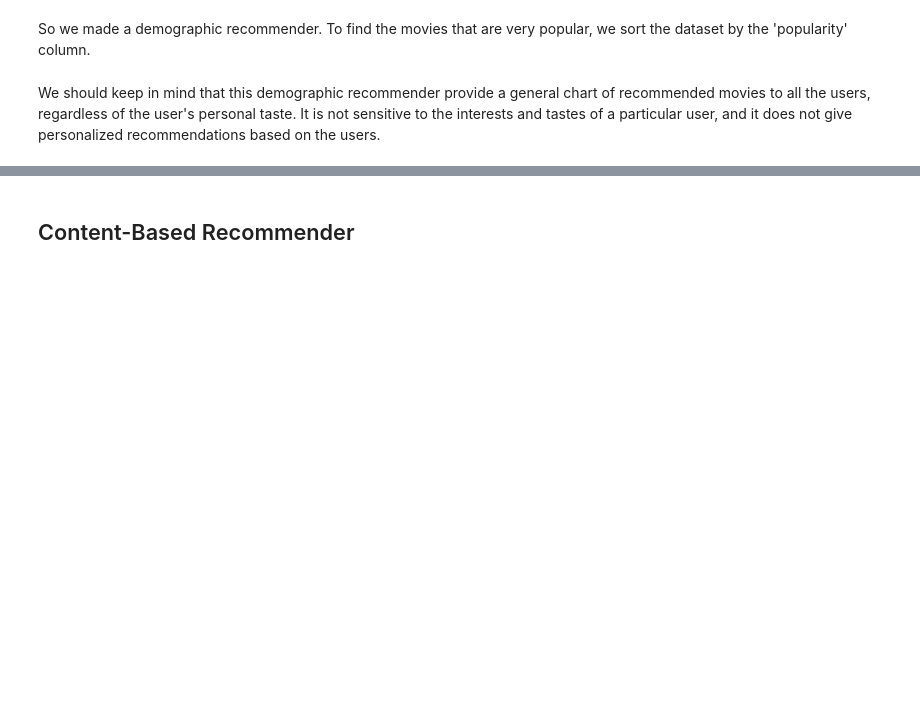
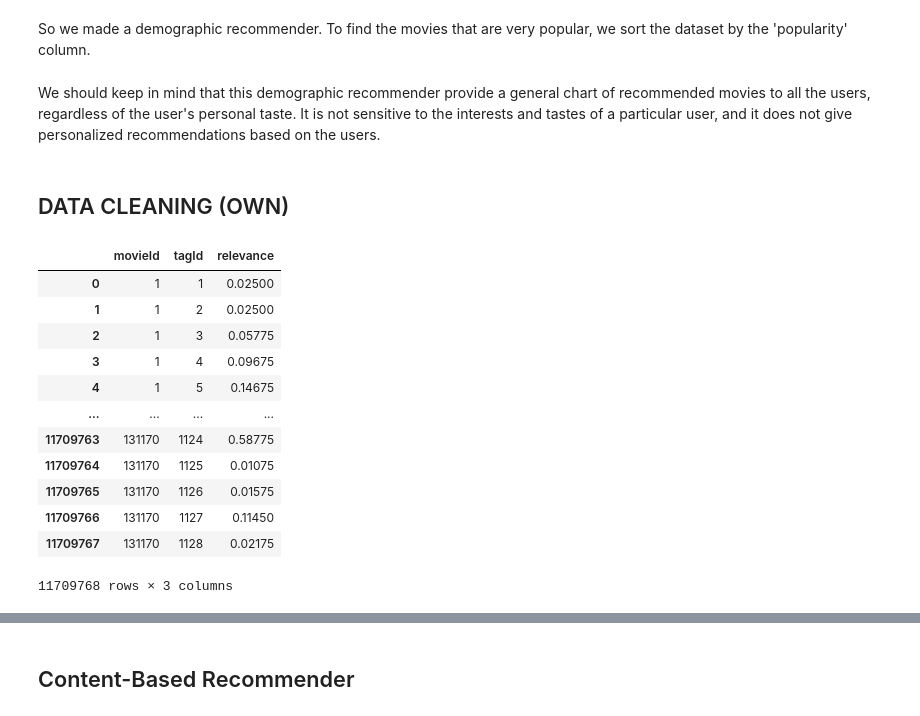
Before and after one commit to RobotB0y/Machine-Learning-for-FE-OR, a Jupyter notebook: movie-recommendation-systems.ipynb, the cells around one changed output, grey strips where cells are left out. Drawn from its saved outputs; the diff is of its cells as text; code cells hidden in the pictures; blank space fills up the shorter version.

```diff
--- a/movie-recommendation-systems.ipynb
+++ b/movie-recommendation-systems.ipynb
@@ -170,3 +170,5 @@ plt.title("Popular Movies", fontsize=15)
 plt.show()
 # %% [markdown]
 We should keep in mind that this demographic recommender provide a general chart of recommended movies to all the users, regardless of the user's personal taste. It is not sensitive to the interests and tastes of a particular user, and it does not give personalized recommendations based on the users.
+# %% [markdown]
+## DATA CLEANING (OWN)
@@ -172,0 +178,17 @@ We should keep in mind that this demographic recommender provide a general chart
+# %%
+genome_scores = pd.read_csv("genome-scores.csv")
+genome_scores
+# %% [output]
+|  | movieId | tagId | relevance |
+| 0 | 1 | 1 | 0.02500 |
+| 1 | 1 | 2 | 0.02500 |
+| 2 | 1 | 3 | 0.05775 |
+| 3 | 1 | 4 | 0.09675 |
+| 4 | 1 | 5 | 0.14675 |
+| ... | ... | ... | ... |
+| 11709763 | 131170 | 1124 | 0.58775 |
+| 11709764 | 131170 | 1125 | 0.01075 |
+| 11709765 | 131170 | 1126 | 0.01575 |
+| 11709766 | 131170 | 1127 | 0.11450 |
+| 11709767 | 131170 | 1128 | 0.02175 |
+11709768 rows × 3 columns
```
Also changed, not shown: parts of 71 cells of this notebook.
